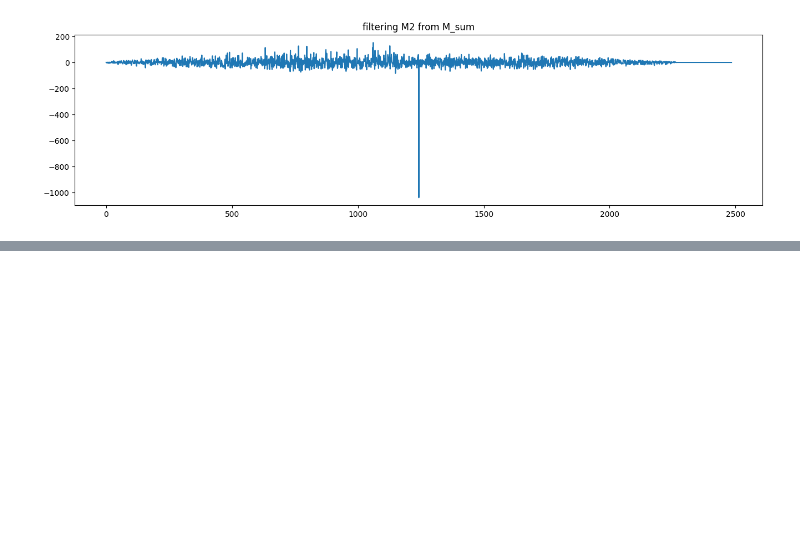
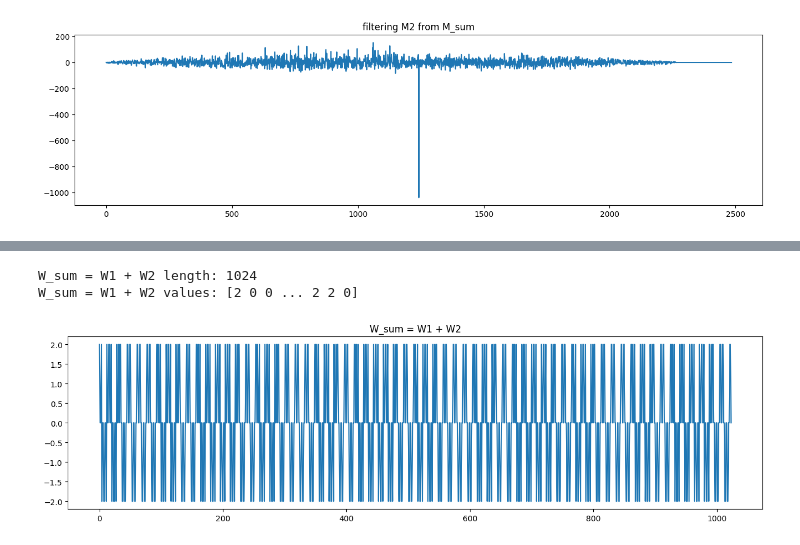
Before and after one commit to Shuregg/dsp-labs, a Jupyter notebook: Lab1_noise_like_signals.ipynb, the cells around one changed output, grey strips where cells are left out. Drawn from its saved outputs; the diff is of its cells as text; code cells hidden in the pictures; blank space fills up the shorter version.

```diff
--- a/Lab1_noise_like_signals.ipynb
+++ b/Lab1_noise_like_signals.ipynb
@@ -178,0 +231,9 @@ filtering M1 from M3  values:  [ 0.15842773  1.4463737  -2.01454547 ... -0.45781
+# %%
+# @title 2.2 Формирование суммы кодов W_sum = W1 + W2
+
+W_sum = W1 + W2
+print_n_plot_signal(W_sum, "W_sum = W1 + W2")
+# %% [output]
+W_sum = W1 + W2 length: 1024
+W_sum = W1 + W2 values: [2 0 0 ... 2 2 0]
+[figure, added]
```
Also changed, not shown: parts of 16 cells of this notebook.
